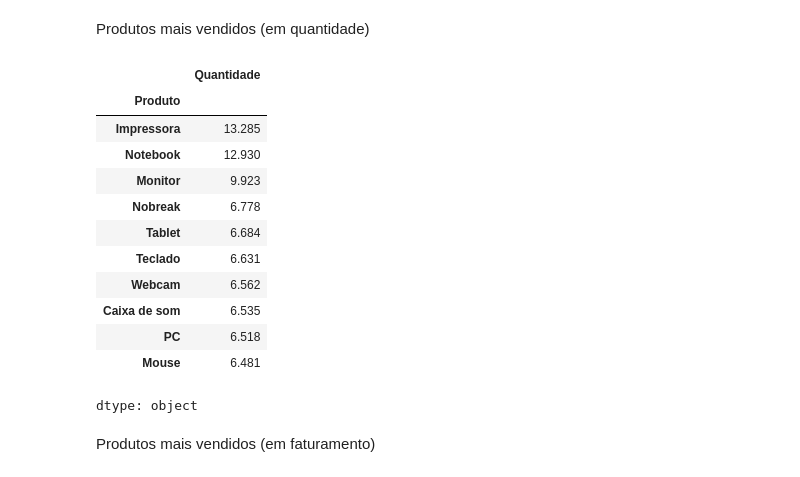
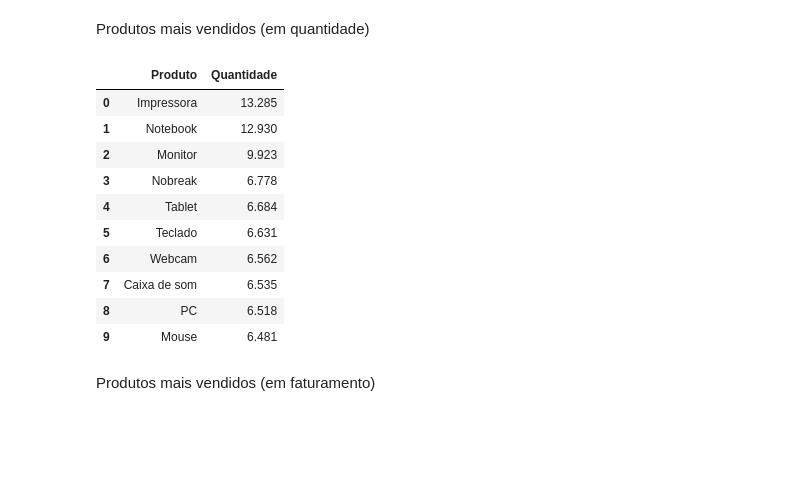
Before and after one commit to alissonwr/Relatorio_De_Vendas_E_Analise_De_Desempenho, a Jupyter notebook: Projeto1.ipynb, the cells around one changed output. Drawn from its saved outputs; the diff is of its cells as text; code cells hidden in the pictures; blank space fills up the shorter version.

```diff
--- a/Projeto1.ipynb
+++ b/Projeto1.ipynb
@@ -161,22 +164,26 @@ display(tb_faturamento_loja_formatado)
 # %% [markdown]
 Produtos mais vendidos (em quantidade)
-# %%
-tb_quantidade_produto_formatado = tb_quantidade_produto['Quantidade'].apply(lambda x: "{:,}".format(x).replace(',', '.'))
-display(tb_quantidade_produto_formatado)
-# %% [output]
-|  | Quantidade |
-| Produto |  |
-| Impressora | 13.285 |
-| Notebook | 12.930 |
-| Monitor | 9.923 |
-| Nobreak | 6.778 |
-| Tablet | 6.684 |
-| Teclado | 6.631 |
-| Webcam | 6.562 |
-| Caixa de som | 6.535 |
-| PC | 6.518 |
-| Mouse | 6.481 |
-dtype: object
+# %%
+#Formatação numérica
+tb_quantidade_produto_formatado = pd.DataFrame(tb_quantidade_produto['Quantidade'].apply(lambda x: "{:,}".format(x).replace(',', '.')))
+tb_quantidade_produto_formatado = tb_quantidade_produto_formatado.reset_index()
+
+#Formatação HTML
+tb_quantidade_produto_formatado_html = tb_quantidade_produto_formatado.to_html(index=False, justify='center', border=1).replace('<tbody>', '<tbody style="text-align: center; color: #484848; background: #F7F7F7">')
+
+display(tb_quantidade_produto_formatado)
+# %% [output]
+|  | Produto | Quantidade |
+| 0 | Impressora | 13.285 |
+| 1 | Notebook | 12.930 |
+| 2 | Monitor | 9.923 |
+| 3 | Nobreak | 6.778 |
+| 4 | Tablet | 6.684 |
+| 5 | Teclado | 6.631 |
+| 6 | Webcam | 6.562 |
+| 7 | Caixa de som | 6.535 |
+| 8 | PC | 6.518 |
+| 9 | Mouse | 6.481 |
 # %% [markdown]
 Produtos mais vendidos (em faturamento)
 # %%
```
Also changed, not shown: parts of 4 cells of this notebook.
